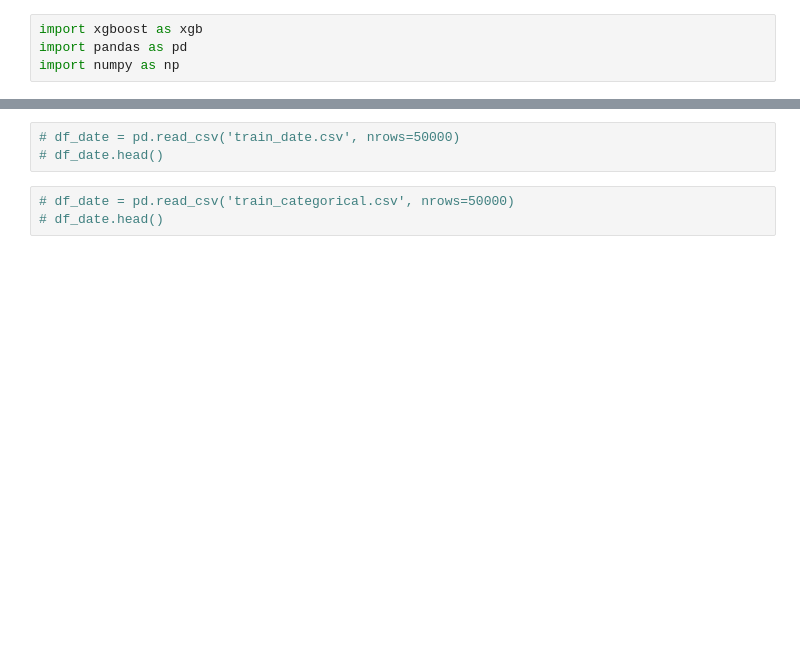
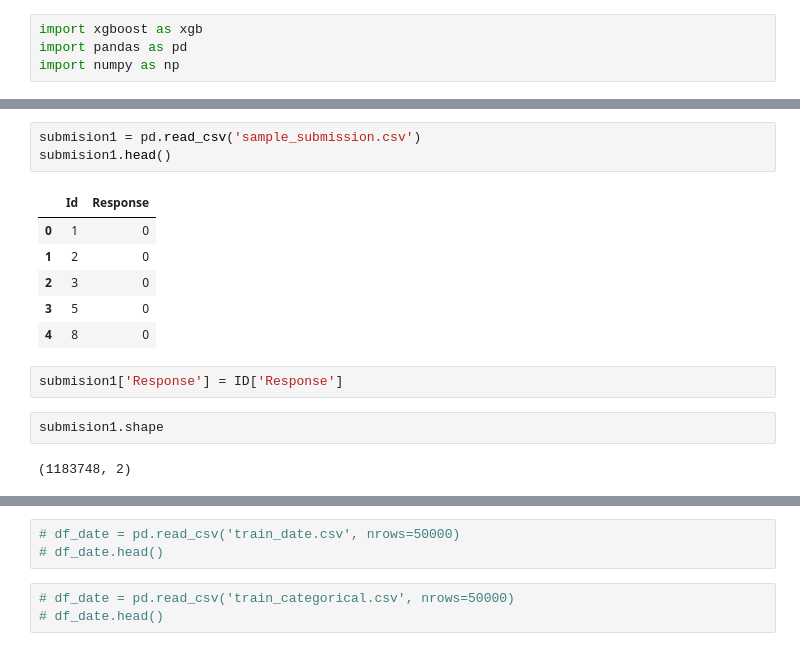
Before and after one commit to JeanFraga/Sprint-Challenge-Build-Week, a Jupyter notebook: kaggle-Bosch.ipynb, the cells around one changed output, grey strips where cells are left out. Saved outputs shown, nothing was run; the diff lists cells and outputs as text; blank space fills up the shorter version.

```diff
--- a/kaggle-Bosch.ipynb
+++ b/kaggle-Bosch.ipynb
@@ -15,0 +95,16 @@ df_numeric.head()
+# %%
+submision1 = pd.read_csv('sample_submission.csv')
+submision1.head()
+# %% [output]
+|  | Id | Response |
+| 0 | 1 | 0 |
+| 1 | 2 | 0 |
+| 2 | 3 | 0 |
+| 3 | 5 | 0 |
+| 4 | 8 | 0 |
+# %%
+submision1['Response'] = ID['Response']
+# %%
+submision1.shape
+# %% [output]
+(1183748, 2)
```
Also changed, not shown: parts of 20 cells of this notebook.
